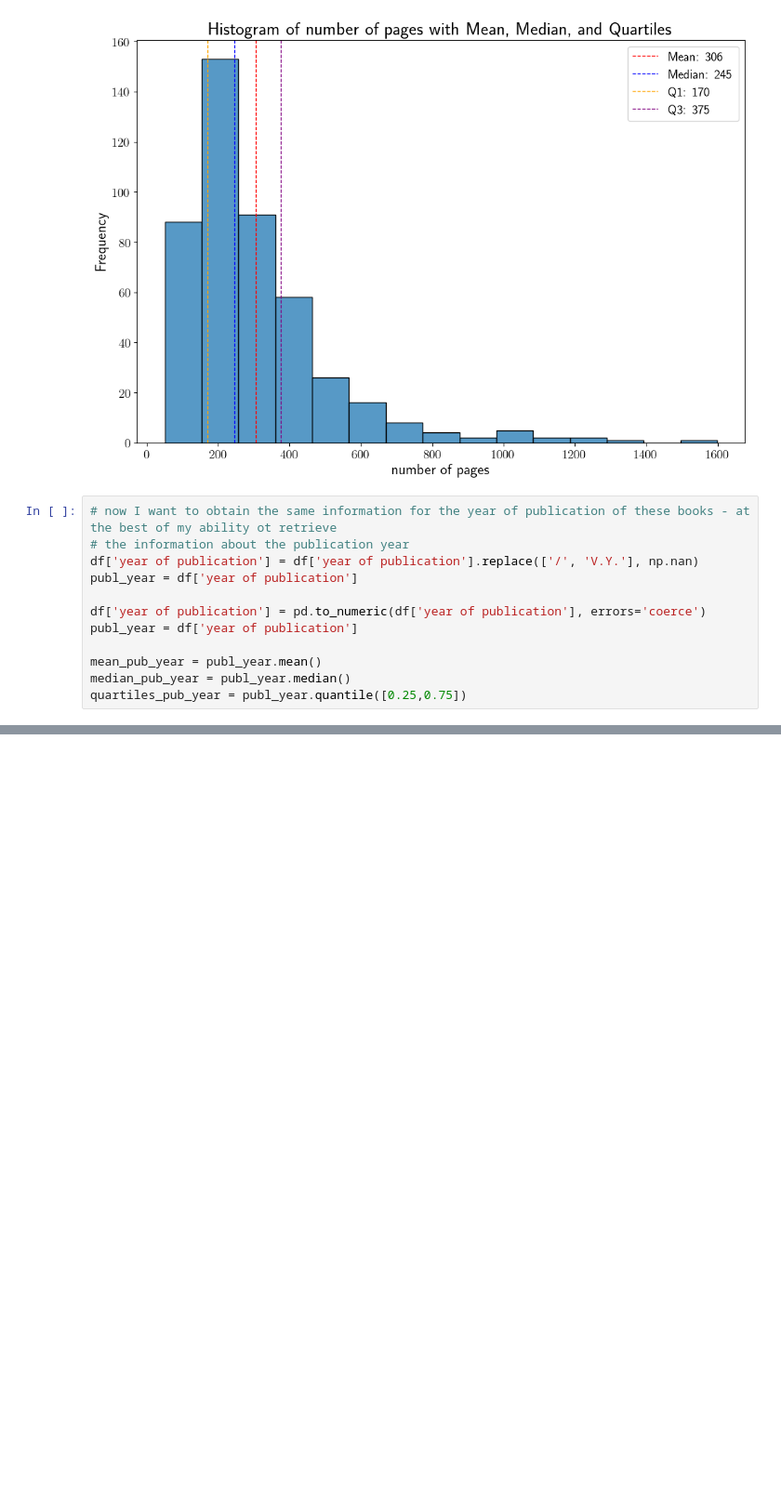
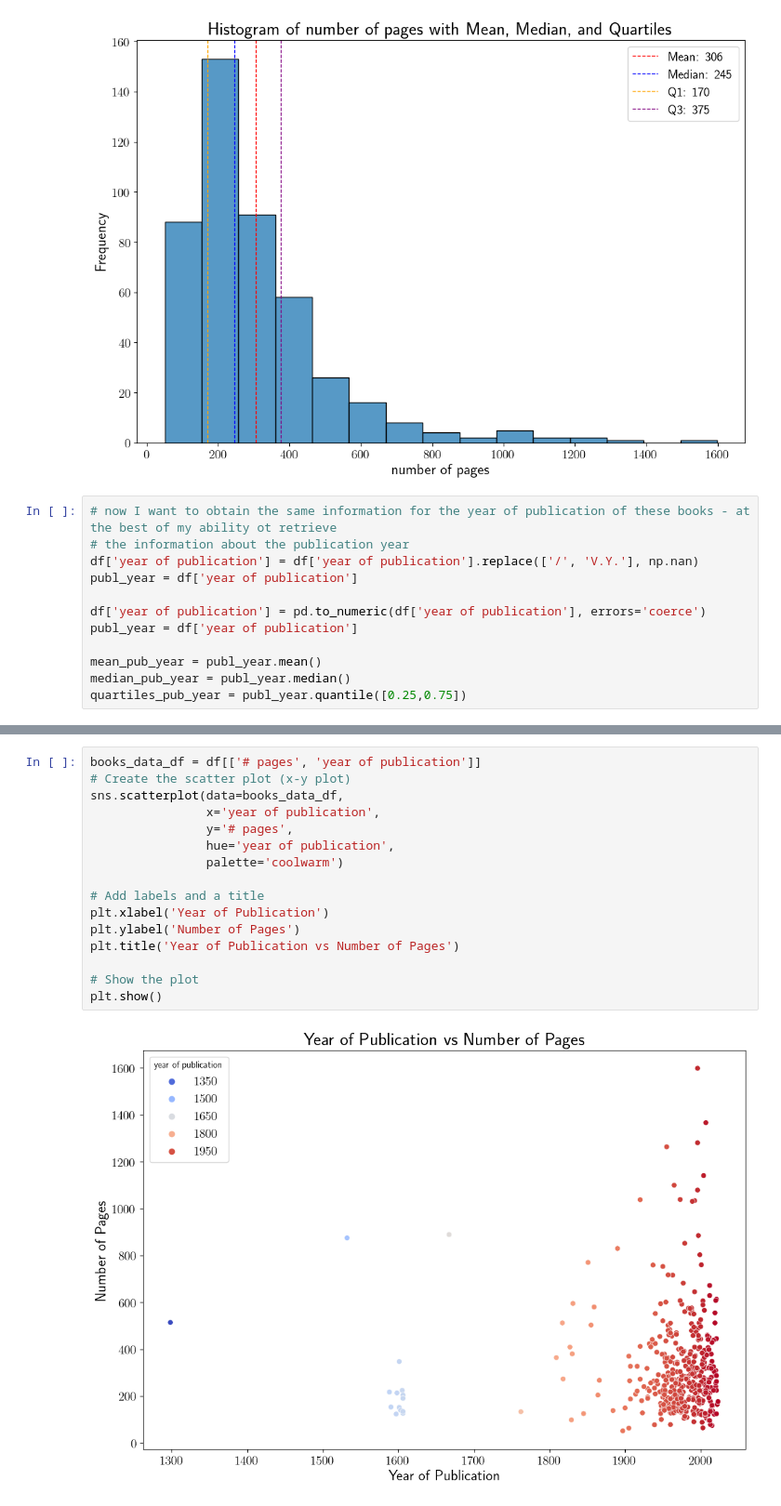
Before and after one commit to anvi-git/Project_Book_library, a Jupyter notebook: book_library.ipynb, the cells around one changed output, grey strips where cells are left out. Shown: that part at 93% size. Cells and saved outputs as stored; diff of their text form; blank space fills up the shorter version.

```diff
--- a/book_library.ipynb
+++ b/book_library.ipynb
@@ -171,0 +174,18 @@ plt.show()
+# %%
+books_data_df = df[['# pages', 'year of publication']]
+# Create the scatter plot (x-y plot)
+sns.scatterplot(data=books_data_df,
+                x='year of publication',
+                y='# pages',
+                hue='year of publication',
+                palette='coolwarm')
+
+# Add labels and a title
+plt.xlabel('Year of Publication')
+plt.ylabel('Number of Pages')
+plt.title('Year of Publication vs Number of Pages')
+
+# Show the plot
+plt.show()
+# %% [output]
+[figure, added]
```
Also changed, not shown: parts of 4 cells of this notebook, 1 other file.
